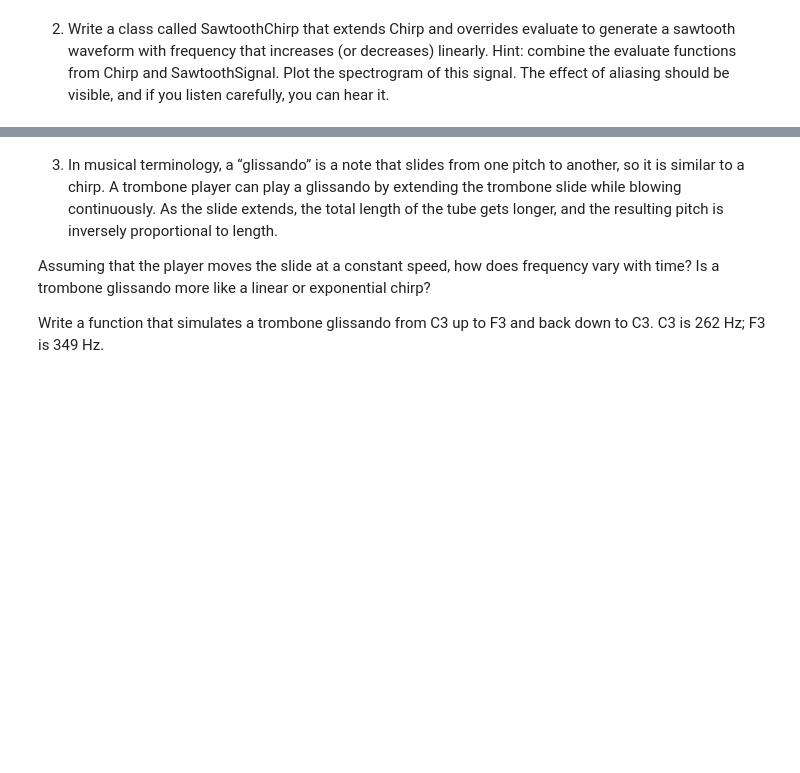
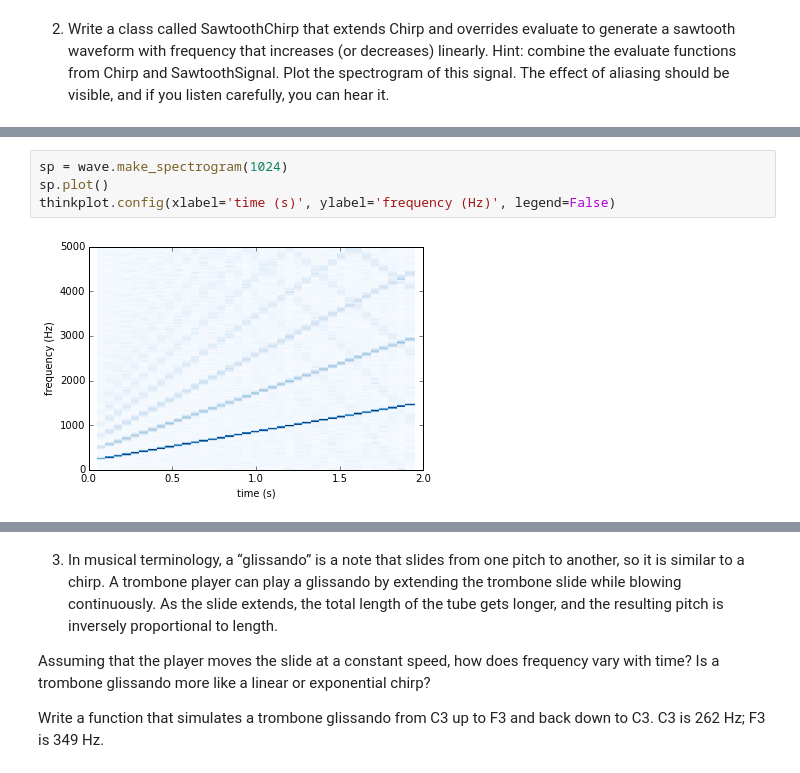
Before and after one commit to CaseyAlvarado/ThinkDSP, a Jupyter notebook: code/ps02.ipynb, the cells around one changed output, grey strips where cells are left out. Saved outputs shown, nothing was run; the diff lists cells and outputs as text; blank space fills up the shorter version.

```diff
--- a/code/ps02.ipynb
+++ b/code/ps02.ipynb
@@ -69,0 +68,6 @@ ValueError: operands could not be broadcast together with shapes (11025,) (11024
+# %%
+sp = wave.make_spectrogram(1024)
+sp.plot()
+thinkplot.config(xlabel='time (s)', ylabel='frequency (Hz)', legend=False)
+# %% [output]
+[figure, added]
```
Also changed, not shown: parts of 17 cells of this notebook.
